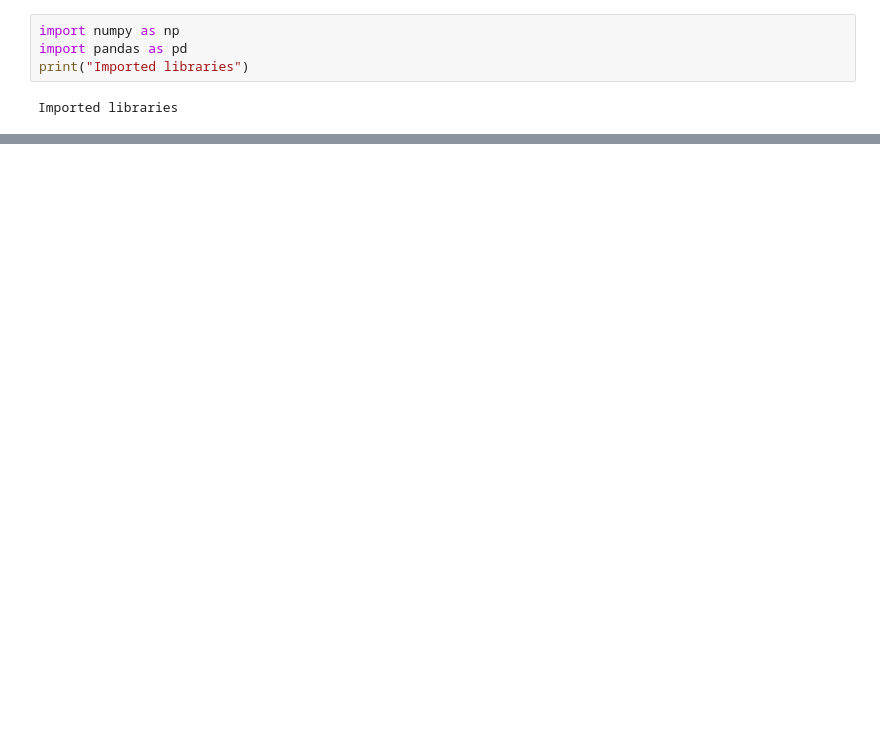
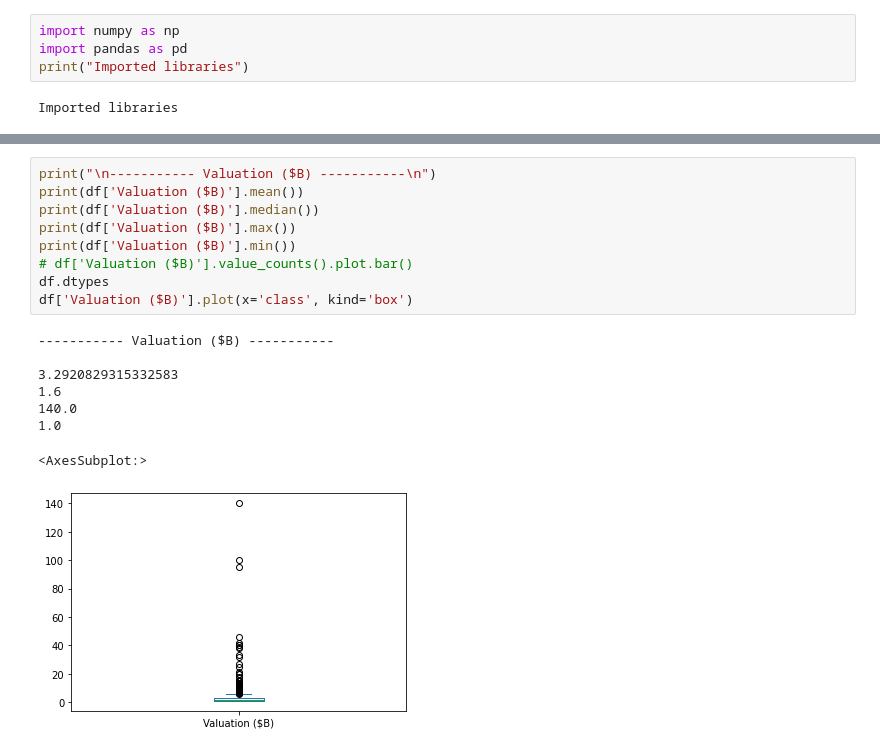
Before and after one commit to tuanqpham0921/Unicorn-Startup-Evaluation, a Jupyter notebook: project.ipynb, the cells around one changed output, grey strips where cells are left out. Cells and saved outputs as stored; diff of their text form; blank space fills up the shorter version.

```diff
--- a/project.ipynb
+++ b/project.ipynb
@@ -58,0 +68,18 @@ df.head()
+# %%
+print("\n----------- Valuation ($B) -----------\n")
+print(df['Valuation ($B)'].mean())
+print(df['Valuation ($B)'].median())
+print(df['Valuation ($B)'].max())
+print(df['Valuation ($B)'].min())
+# df['Valuation ($B)'].value_counts().plot.bar()
+df.dtypes
+df['Valuation ($B)'].plot(x='class', kind='box')
+# %% [output]
+----------- Valuation ($B) -----------
+
+3.2920829315332583
+1.6
+140.0
+1.0
+<AxesSubplot:>
+[figure, added]
```
Also changed, not shown: parts of 15 cells of this notebook.
